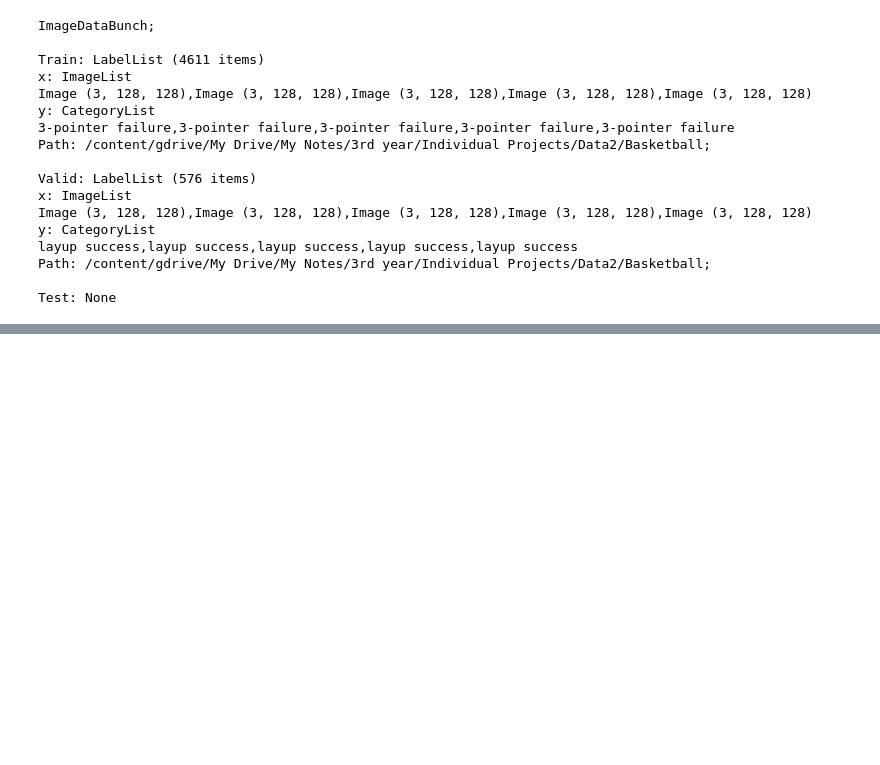
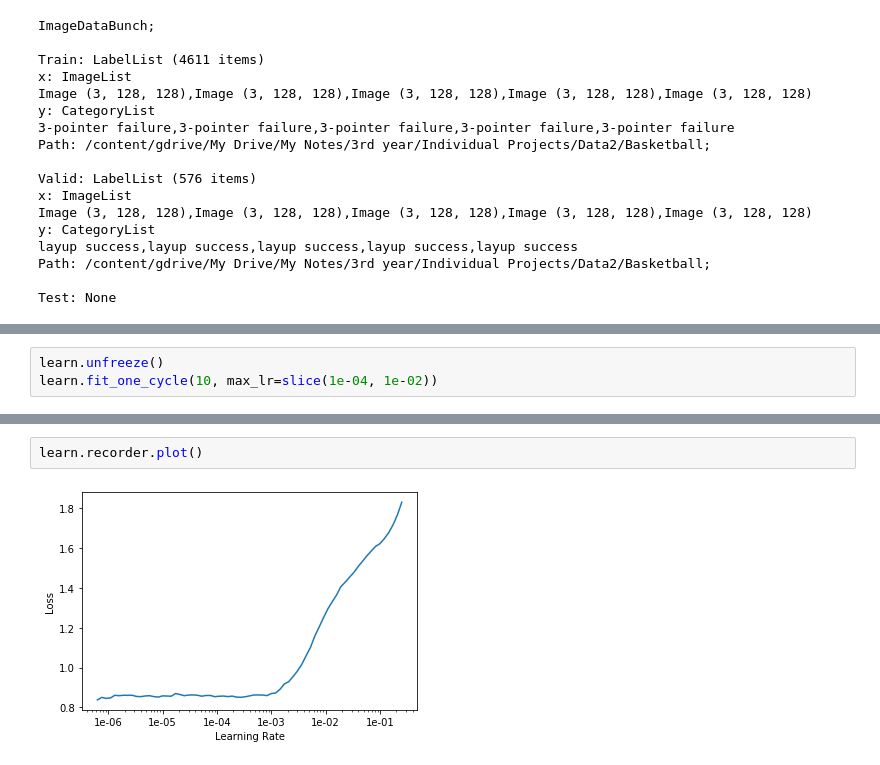
Before and after one commit to Pager07/Human-object-interaction-for-basketball-videos, a Jupyter notebook: ActionRecognitionClassifier.ipynb, the cells around one changed output, grey strips where cells are left out. Drawn from its saved outputs; the diff is of its cells as text; blank space fills up the shorter version.

```diff
--- a/ActionRecognitionClassifier.ipynb
+++ b/ActionRecognitionClassifier.ipynb
@@ -143,0 +178,3 @@ Test: None
+# %%
+learn.unfreeze()
+learn.fit_one_cycle(10, max_lr=slice(1e-04, 1e-02))
@@ -143,0 +201,4 @@ Test: None
+# %%
+learn.recorder.plot()
+# %% [output]
+[figure, added]
```
Also changed, not shown: parts of 36 cells of this notebook.
